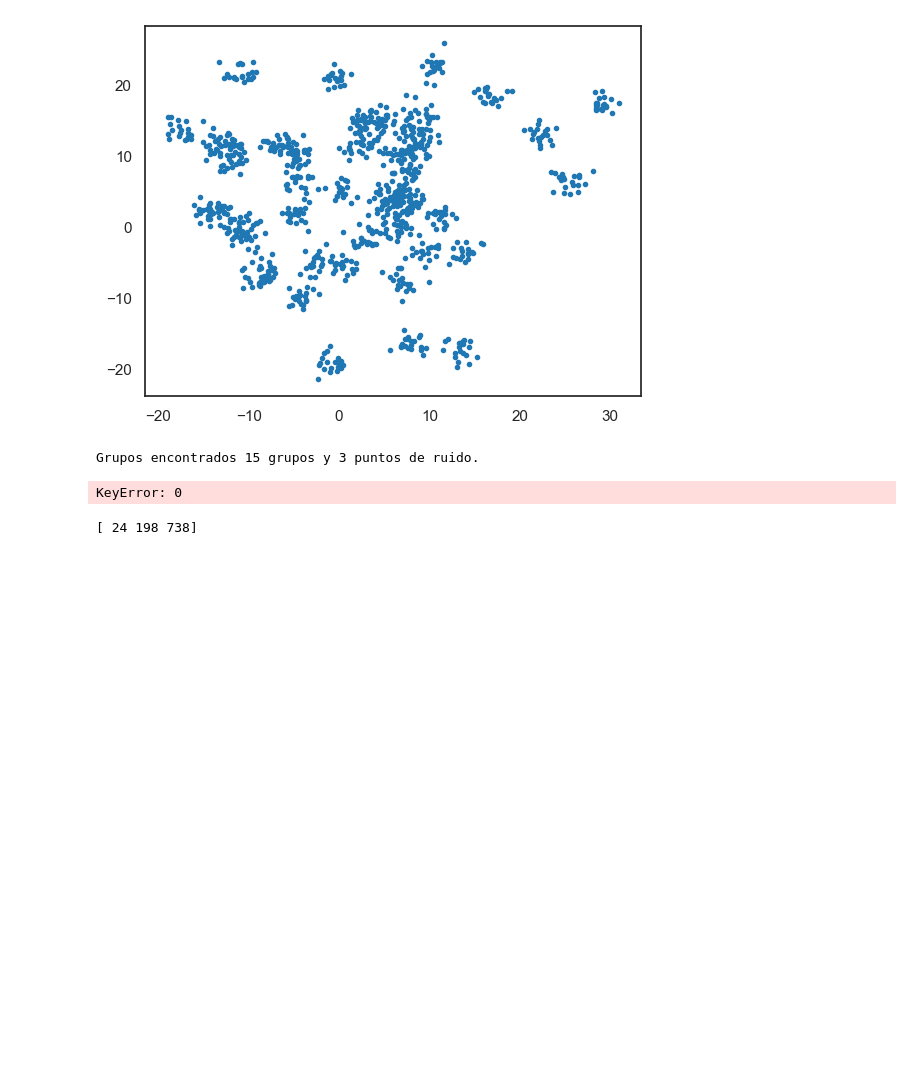
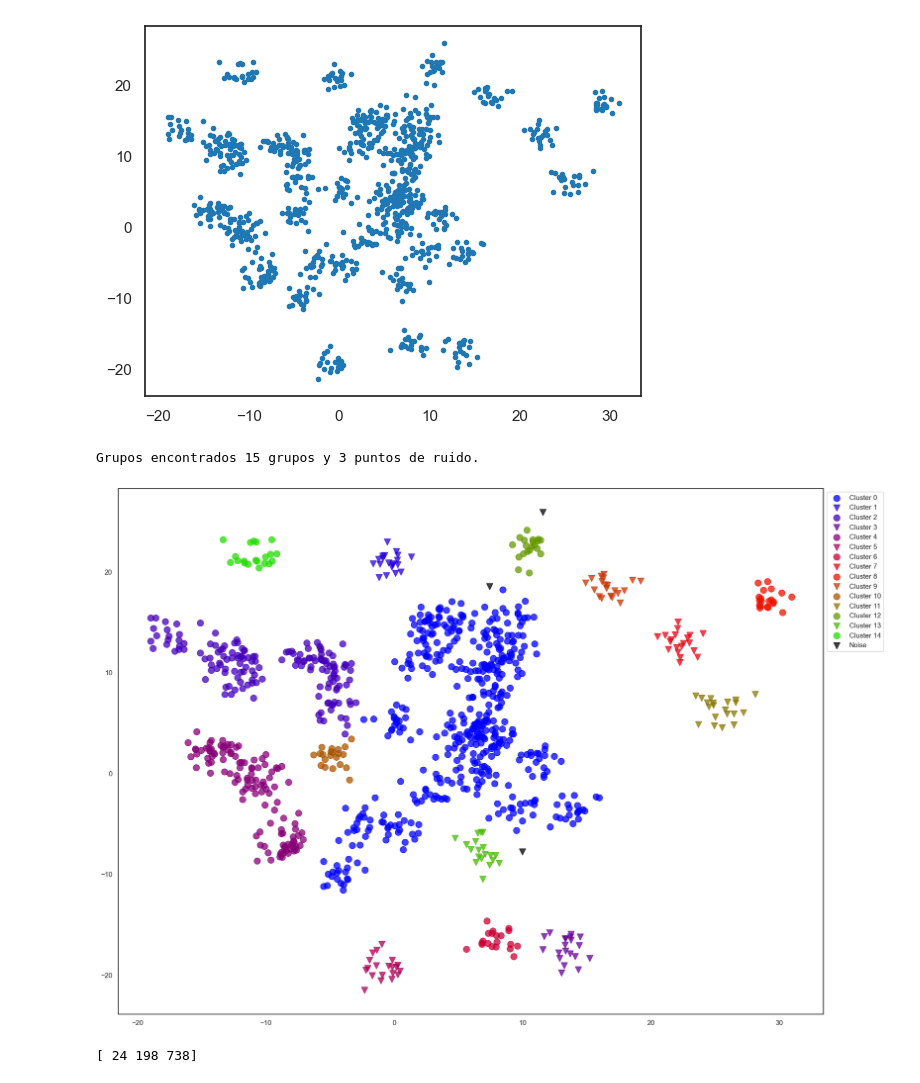
Before and after one commit to MrBloom911/TareasComputacional, a Jupyter notebook: Clustering.ipynb, the cells around one changed output. Saved outputs shown, nothing was run; the diff lists cells and outputs as text; code cells hidden in the pictures; blank space fills up the shorter version.

Commit message:
por fín se hizo la visualización del clustering

```diff
--- a/Clustering.ipynb
+++ b/Clustering.ipynb
@@ -42,34 +42,31 @@ plt.show()
 # %%
 clusters= DBSCAN(eps=2, min_samples=10)
 clusters.fit(dfcan)
-dfcan['C']=clusters.labels_
+#dfcan['C']=clusters.labels_
 print(f'Grupos encontrados {len(set(clusters.labels_)- set([-1]))} grupos y {(clusters.labels_==-1).sum()} puntos de ruido.')
 # %% [output]
 Grupos encontrados 15 grupos y 3 puntos de ruido.
 # %%
 etiquetas= set(clusters.labels_)
 neti=len(etiquetas)
 cmap=plt.cm.get_cmap('brg',neti)
 #dfcan.groupby(by=["C"]).plot.scatter(x='x',y='y')
 plt.rcParams['figure.figsize'] = (20,15)
-unique_labels = set(clusters.labels_)
-n_labels = len(unique_labels)
 cmap = plt.cm.get_cmap('brg', neti)
 for l in etiquetas:
-    for a in clusters.labels_:
-        plt.scatter(
-            dfcan[ l if clusters.labels_[a] == l else cluster.labels_[a] ]['x'],
-            dfcan[ l if clusters.labels_[a] == l else cluster.labels_[a] ]['y'],
-            c=[cmap(l) if l >= 0 else 'Black'],
-            marker='ov'[l%2],
-            alpha=0.75,
-            s=100,
-            label=f'Cluster {l}' if l >= 0 else 'Noise')
-    plt.legend(bbox_to_anchor=[1, 1])
+            plt.scatter(
+                dfcan['x'][clusters.labels_==l],
+                dfcan['y'][clusters.labels_==l],
+                c=[cmap(l) if l >= 0 else 'Black'],
+                marker='ov'[l%2],
+                alpha=0.75,
+                s=100,
+                label=f'Cluster {l}' if l >= 0 else 'Noise')
+plt.legend(bbox_to_anchor=[1, 1])
 plt.show()
 plt.rcParams['figure.figsize'] = plt.rcParamsDefault['figure.figsize']
 # %% [output]
-KeyError: 0
+[figure, added]
 # %%
 #print(clusters.labels_)
 # %%
```
Also changed, not shown: parts of 1 cell of this notebook.
